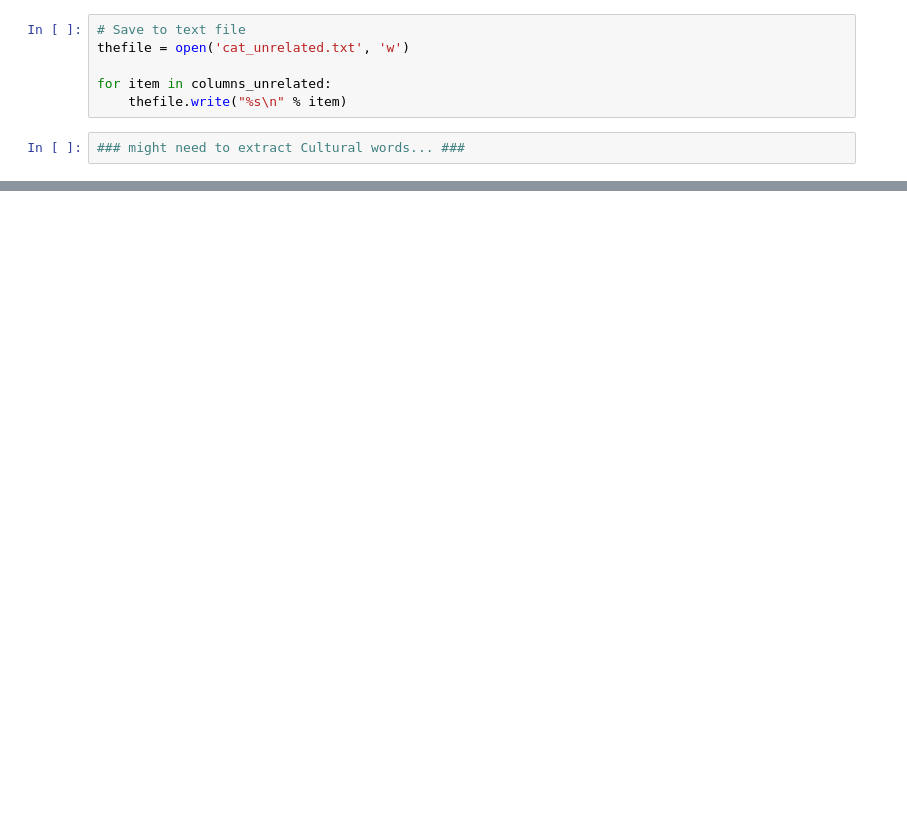
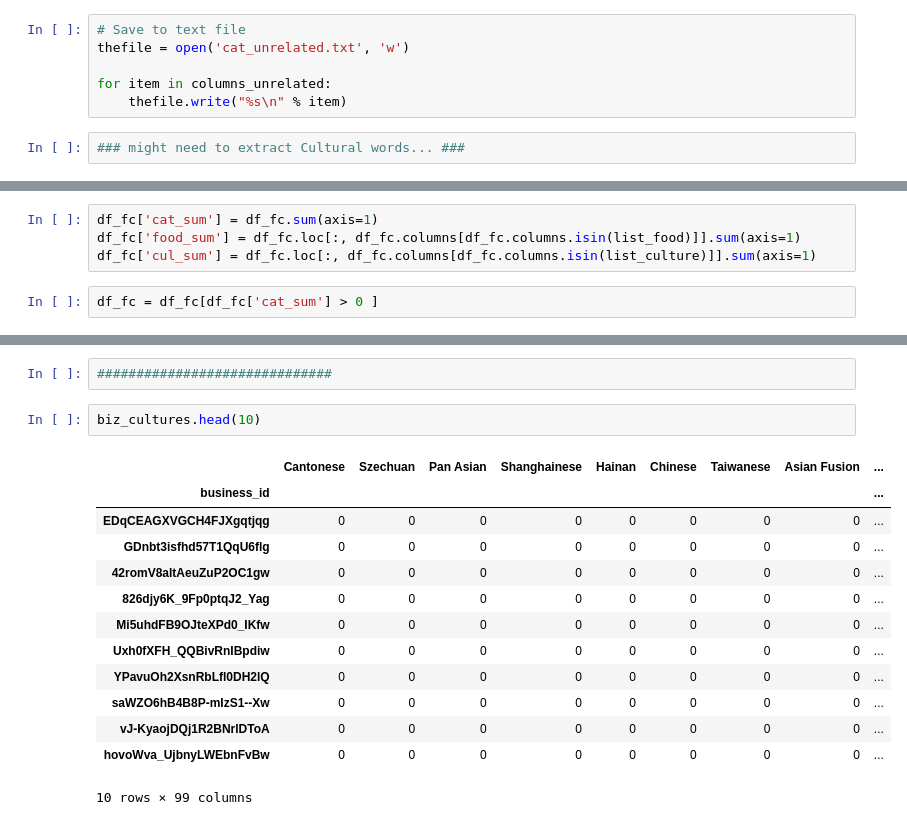
Before and after one commit to djfan/yelp-challenge, a Jupyter notebook: data_processeing/1.1-Yelp_business_category_table.ipynb, the cells around one changed output, grey strips where cells are left out. Drawn from its saved outputs; the diff is of its cells as text; blank space fills up the shorter version.

```diff
--- a/data_processeing/1.1-Yelp_business_category_table.ipynb
+++ b/data_processeing/1.1-Yelp_business_category_table.ipynb
@@ -253,0 +206,6 @@ for item in columns_unrelated:
+# %%
+df_fc['cat_sum'] = df_fc.sum(axis=1)
+df_fc['food_sum'] = df_fc.loc[:, df_fc.columns[df_fc.columns.isin(list_food)]].sum(axis=1)
+df_fc['cul_sum'] = df_fc.loc[:, df_fc.columns[df_fc.columns.isin(list_culture)]].sum(axis=1)
+# %%
+df_fc = df_fc[df_fc['cat_sum'] > 0 ]
@@ -253,0 +347,18 @@ for item in columns_unrelated:
+# %%
+##############################
+# %%
+biz_cultures.head(10)
+# %% [output]
+|  | Cantonese | Szechuan | Pan Asian | Shanghainese | Hainan | Chinese | Taiwanese | Asian Fusion | ... |
+| business_id |  |  |  |  |  |  |  |  | ... |
+| EDqCEAGXVGCH4FJXgqtjqg | 0 | 0 | 0 | 0 | 0 | 0 | 0 | 0 | ... |
+| GDnbt3isfhd57T1QqU6flg | 0 | 0 | 0 | 0 | 0 | 0 | 0 | 0 | ... |
+| 42romV8altAeuZuP2OC1gw | 0 | 0 | 0 | 0 | 0 | 0 | 0 | 0 | ... |
+| 826djy6K_9Fp0ptqJ2_Yag | 0 | 0 | 0 | 0 | 0 | 0 | 0 | 0 | ... |
+| Mi5uhdFB9OJteXPd0_IKfw | 0 | 0 | 0 | 0 | 0 | 0 | 0 | 0 | ... |
+| Uxh0fXFH_QQBivRnIBpdiw | 0 | 0 | 0 | 0 | 0 | 0 | 0 | 0 | ... |
+| YPavuOh2XsnRbLfl0DH2lQ | 0 | 0 | 0 | 0 | 0 | 0 | 0 | 0 | ... |
+| saWZO6hB4B8P-mIzS1--Xw | 0 | 0 | 0 | 0 | 0 | 0 | 0 | 0 | ... |
+| vJ-KyaojDQj1R2BNrlDToA | 0 | 0 | 0 | 0 | 0 | 0 | 0 | 0 | ... |
+| hovoWva_UjbnyLWEbnFvBw | 0 | 0 | 0 | 0 | 0 | 0 | 0 | 0 | ... |
+10 rows × 99 columns
```
Also changed, not shown: parts of 52 cells of this notebook, 1 other file.
